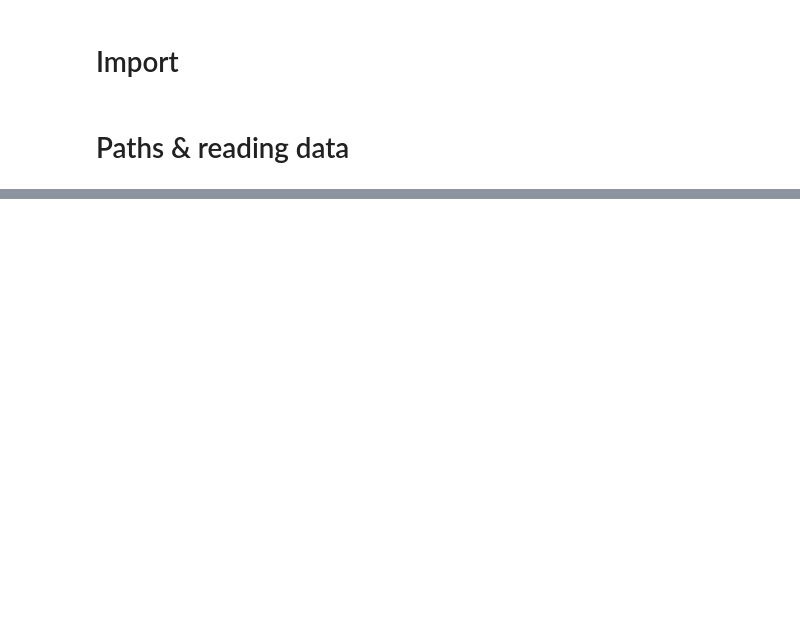
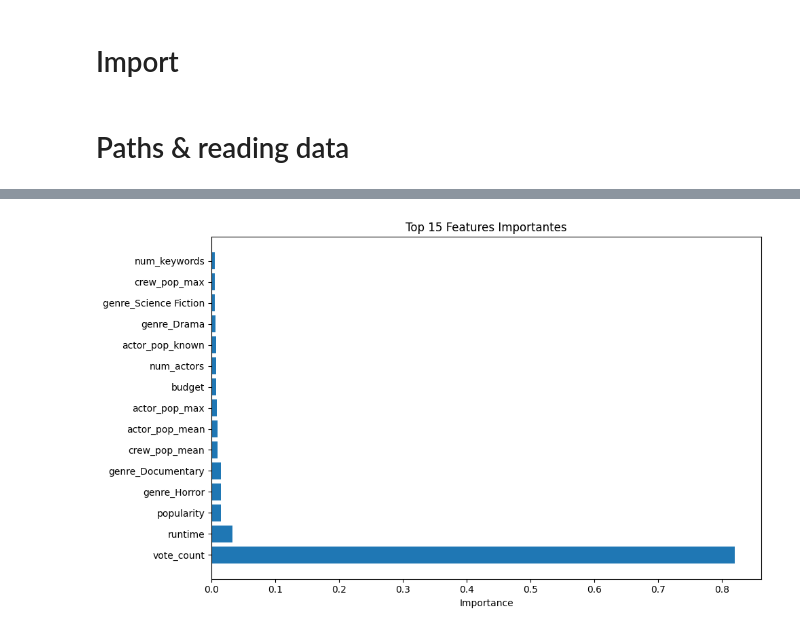
Before and after one commit to Axel-Rey/Projet_IA2, a Jupyter notebook: Code/Prepare_Data/Build_data.ipynb, the cells around one changed output, grey strips where cells are left out. Saved outputs shown, nothing was run; the diff lists cells and outputs as text; code cells hidden in the pictures; blank space fills up the shorter version.

```diff
--- a/Code/Prepare_Data/Build_data.ipynb
+++ b/Code/Prepare_Data/Build_data.ipynb
@@ -134,0 +232,9 @@ Error:
+# %%
+# Supprimer les lignes avec des notes manquantes
+train_mask = ~np.isnan(y_train)
+test_mask = ~np.isnan(y_test)
+# %%
+X_train = X_train[train_mask]
+y_train = y_train[train_mask]
+X_test = X_test[test_mask]
+y_test = y_test[test_mask]
@@ -134,0 +245,6 @@ Error:
+# %%
+# 4. Normalisation des features
+print("Normalisation des données...")
+scaler = StandardScaler()
+X_train_scaled = scaler.fit_transform(X_train)
+X_test_scaled = scaler.transform(X_test)
@@ -134,0 +445,70 @@ Error:
+# %%
+# ========== ESSAYER ENSEMBLE LEARNING (GRADIENT BOOSTING) ==========
+from sklearn.ensemble import GradientBoostingRegressor
+from sklearn.model_selection import cross_val_score
+
+print("\n\nCOMPARAISON AVEC GRADIENT BOOSTING:")
+print("="*50)
+
+# Créer un modèle Gradient Boosting
+gb_model = GradientBoostingRegressor(
+    n_estimators=200,
+    learning_rate=0.1,
+    max_depth=5,
+    min_samples_split=5,
+    min_samples_leaf=2,
+    subsample=0.8,
+    random_state=42,
+    verbose=1
+)
+
+# Entraîner le modèle
+print("\nEntraînement du Gradient Boosting...")
+gb_model.fit(X_train_scaled, y_train)
+
+# Évaluation
+y_pred_gb = gb_model.predict(X_test_scaled)
+mse_gb = mean_squared_error(y_test, y_pred_gb)
+rmse_gb = np.sqrt(mse_gb)
+mae_gb = mean_absolute_error(y_test, y_pred_gb)
+r2_gb = r2_score(y_test, y_pred_gb)
+
+print(f"\nRÉSULTATS GRADIENT BOOSTING:")
+print(f"RMSE: {rmse_gb:.4f}")
+print(f"MAE: {mae_gb:.4f}")
+print(f"R² Score: {r2_gb:.4f}")
+
+# Comparaison
+print(f"\n{'COMPARAISON':<25} {'MLP':<15} {'Gradient Boost':<15} {'Gain %':<15}")
+print("="*70)
+print(f"{'RMSE':<25} {rmse:<15.4f} {rmse_gb:<15.4f} {((rmse-rmse_gb)/rmse)*100:<15.2f}%")
+print(f"{'MAE':<25} {mae:<15.4f} {mae_gb:<15.4f} {((mae-mae_gb)/mae)*100:<15.2f}%")
+print(f"{'R² Score':<25} {r2:<15.4f} {r2_gb:<15.4f} {((r2_gb-r2)/r2)*100:<15.2f}%")
+
+# Feature importance
+print("\n\nTop 10 Features importantes (Gradient Boosting):")
+feature_importance = pd.DataFrame({
+    'feature': X_train.columns,
+    'importance': gb_model.feature_importances_
+}).sort_values('importance', ascending=False)
+
+print(feature_importance.head(10).to_string(index=False))
+
+# Visualiser feature importance
+plt.figure(figsize=(10, 6))
+plt.barh(feature_importance.head(15)['feature'], feature_importance.head(15)['importance'])
+plt.xlabel('Importance')
+plt.title('Top 15 Features Importantes')
+plt.tight_layout()
+plt.show()
+
+# # Sauvegarder le meilleur modèle
+# if rmse_gb < rmse:
+#     print("\n✓ Gradient Boosting est meilleur! Sauvegarde en cours...")
+#     joblib.dump(gb_model, 'movie_rating_model_best.pkl')
+#     best_model = gb_model
+# else:
+#     print("\n✓ MLP est meilleur! Sauvegarde en cours...")
+#     joblib.dump(model, 'movie_rating_model_best.pkl')
+#     best_model = model
+# %% [output]
@@ -134,0 +532 @@ Error:
+[figure, added]
```
Also changed, not shown: parts of 20 cells of this notebook, 2 other files.
